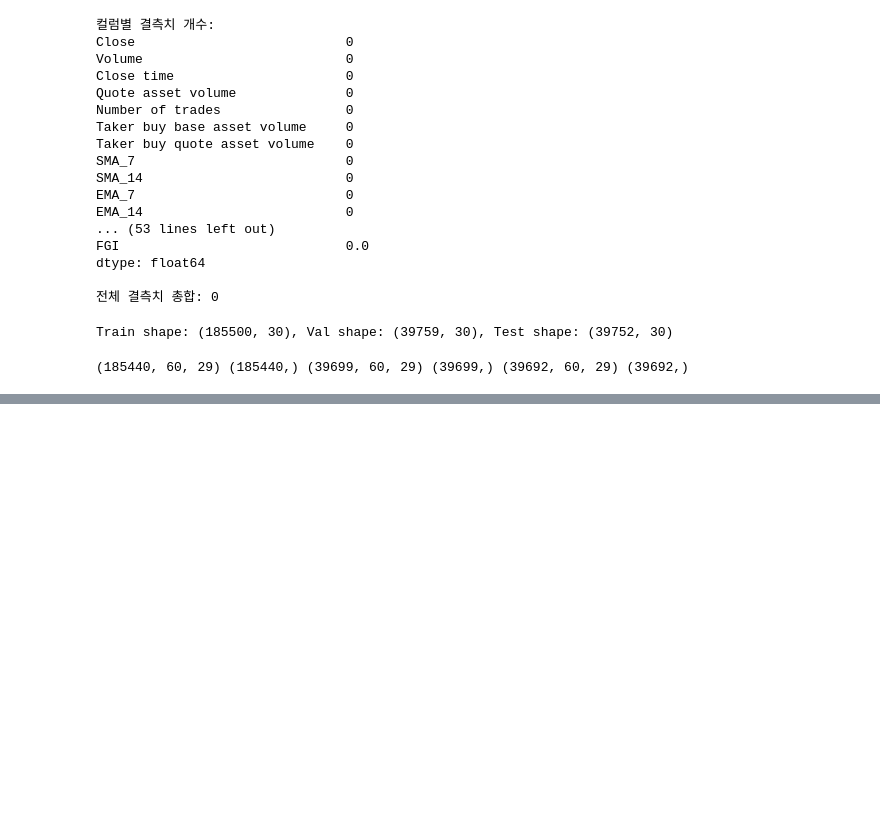
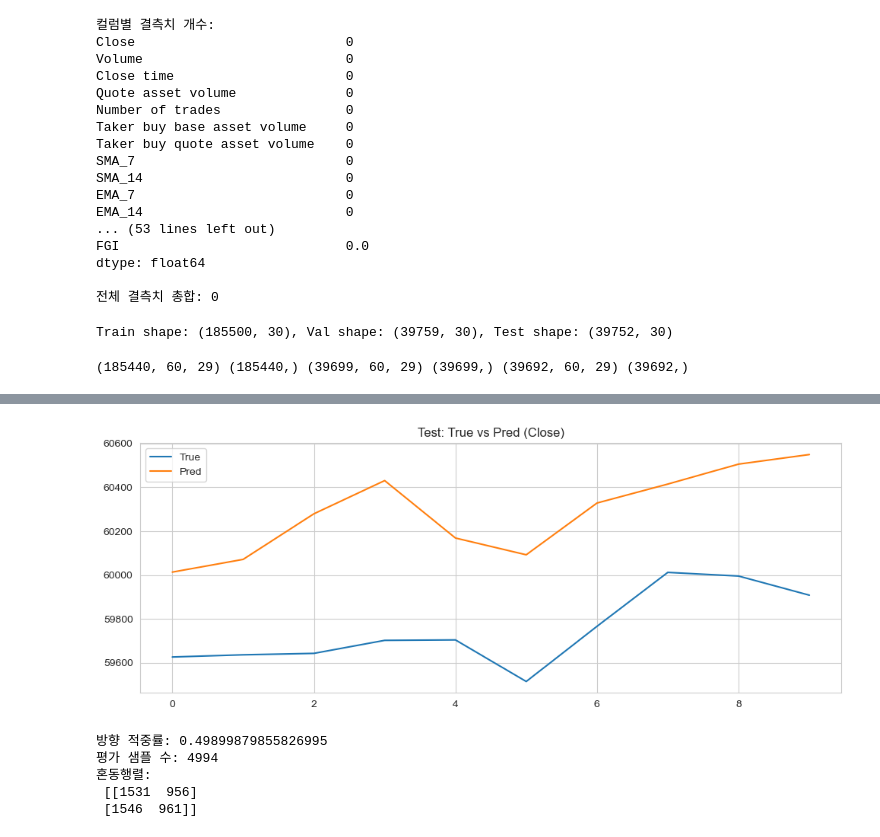
Before and after one commit to hehe7821/bitcoin_price_predict, a Jupyter notebook: 수정15분.ipynb, the cells around one changed output, grey strips where cells are left out. Saved outputs shown, nothing was run; the diff lists cells and outputs as text; code cells hidden in the pictures; blank space fills up the shorter version.

```diff
--- a/수정15분.ipynb
+++ b/수정15분.ipynb
@@ -274,0 +287,8 @@ Test MAE: 15361.186523, RMSE: 22811.150256
+# %%
+plt.figure(figsize=(10,4))
+plt.plot(y_true[:10], label='True')
+plt.plot(y_pred[10:20], label='Pred')
+plt.legend(); plt.title('Test: True vs Pred (Close)'); plt.tight_layout()
+plt.show()
+# %% [output]
+[figure, added]
@@ -274,0 +338,15 @@ Test MAE: 15361.186523, RMSE: 22811.150256
+# %%
+# (필요 시 역스케일)
+# y_true = y_scaler.inverse_transform(y_true.reshape(-1,1)).ravel()
+# y_pred = y_scaler.inverse_transform(y_pred.reshape(-1,1)).ravel()
+
+res = directional_metrics_from_levels(y_true[:5000], y_pred[:5000], prev_true_level=None, eps=0.0)
+print("방향 적중률:", res["hit_rate"])
+print("평가 샘플 수:", res["n_eval"])
+print("혼동행렬:\n", res["confusion_matrix"])
+# %% [output]
+방향 적중률: 0.49899879855826995
+평가 샘플 수: 4994
+혼동행렬:
+ [[1531  956]
+ [1546  961]]
```
Also changed, not shown: parts of 6 cells of this notebook, 16 other files.
